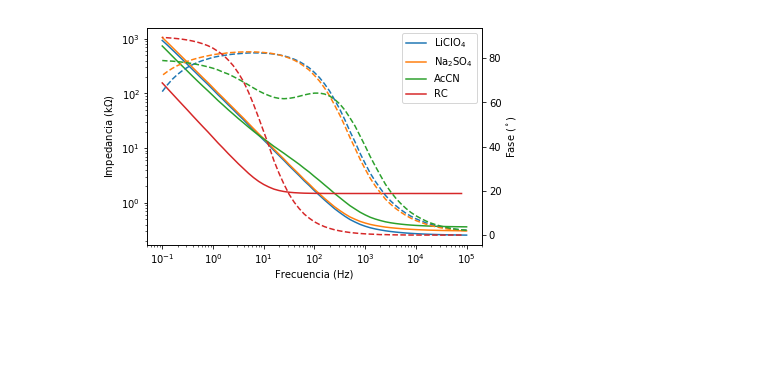
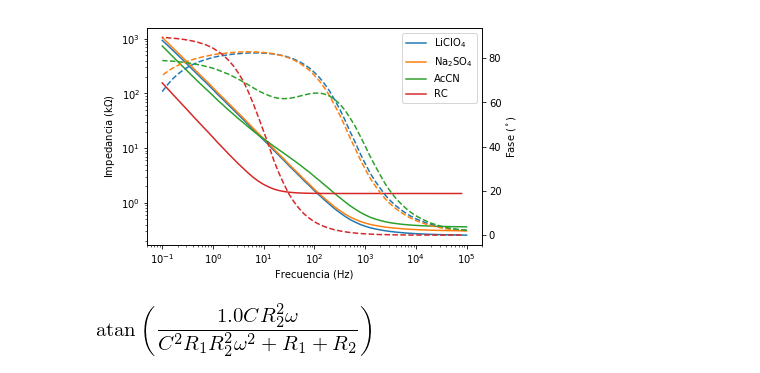
Before and after one commit to jsbarbosa/fqAvanzada, a Jupyter notebook: Impedancias/plots.ipynb, the cells around one changed output. Saved outputs shown, nothing was run; the diff lists cells and outputs as text; code cells hidden in the pictures; blank space fills up the shorter version.

```diff
--- a/Impedancias/plots.ipynb
+++ b/Impedancias/plots.ipynb
@@ -157,0 +167,7 @@ plt.show()
+# %%
+r1, r2, c, w = spy.symbols('R_1 R_2 C \omega', real = True, positive = True)
+# %%
+z1 = r2 / (1j*w*c*r2 + 1)
+z1.simplify()
+
+z11 = (r2 - 1j*w*c*r2**2) / (1 + (w*c*r2)**2)
@@ -157,0 +178,11 @@ plt.show()
+# %%
+Z = r1 + z1
+
+q = spy.im(Z) / spy.re(Z)
+q = q.simplify()
+# arg = -1 * q.subs(values)
+atan = spy.atan(-q)
+
+atan#.subs(r1, 0)
+# %% [output]
+[figure, added]
```
Also changed, not shown: parts of 8 cells of this notebook, 14 other files.
